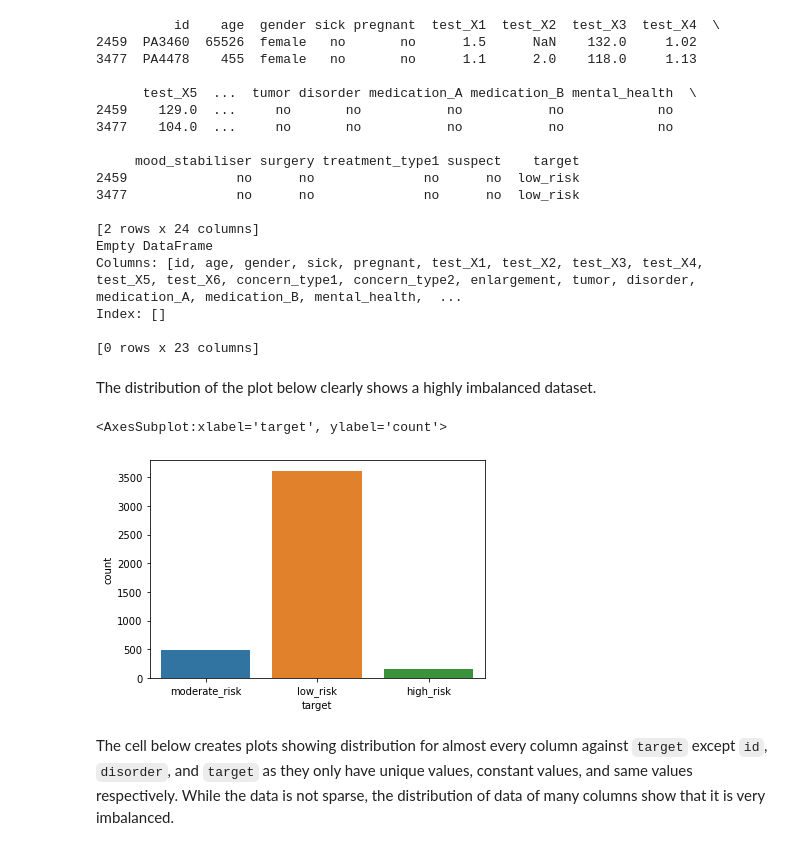
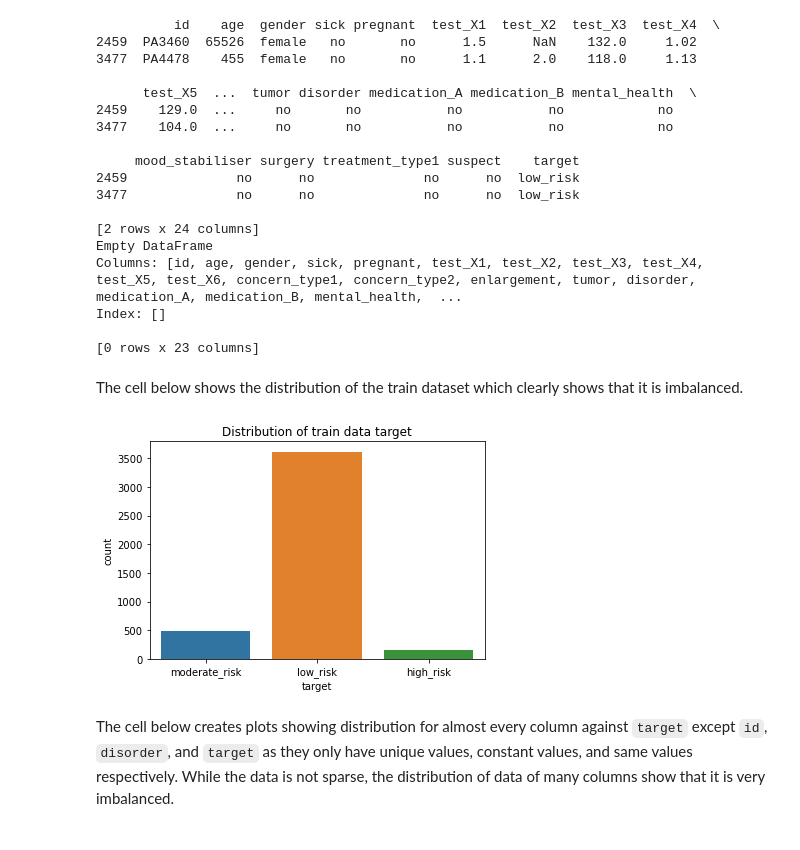
Before and after one commit to AnnoyingShpee/Healthcare-Data-Mining, a Jupyter notebook: CW2.ipynb, the cells around one changed output. Saved outputs shown, nothing was run; the diff lists cells and outputs as text; code cells hidden in the pictures.

```diff
--- a/CW2.ipynb
+++ b/CW2.ipynb
@@ -174,12 +200,14 @@ Index: []
 
 [0 rows x 23 columns]
 # %% [markdown]
-The distribution of the plot below clearly shows a highly imbalanced dataset.
+The cell below shows the distribution of the train dataset which clearly shows that it is imbalanced.
-# %%
-sns.countplot(x='target', data=train_data)
-# %% [output]
-<AxesSubplot:xlabel='target', ylabel='count'>
-[figure, removed]
+# %%
+sns.countplot(x='target', data=train_data)
+plt.title("Distribution of train data target")
+#Save the plot to the working directory
+plt.savefig(data_folder + 'target_distribution.jpg')
+# %% [output]
+[figure, added]
 # %% [markdown]
 The cell below creates plots showing distribution for almost every column against `target` except `id`, `disorder`, and `target` as they only have unique values, constant values, and same values respectively. While the data is not sparse, the distribution of data of many columns show that it is very imbalanced.
 # %%
```
Also changed, not shown: parts of 10 cells of this notebook.
